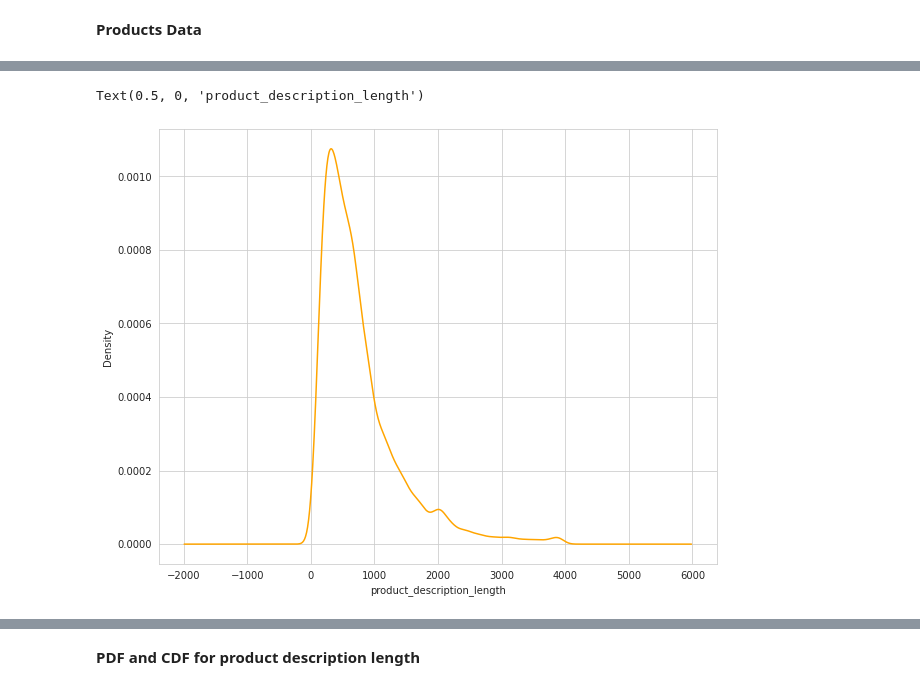
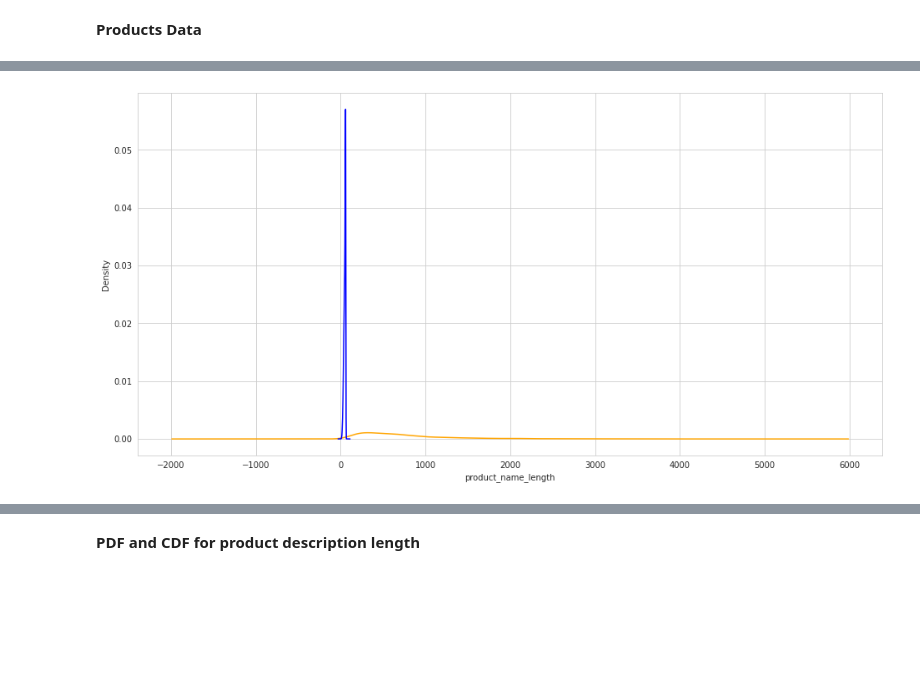
Before and after one commit to jakejhc/Team_Project, a Jupyter notebook: brazillian-customer-satification.ipynb, the cells around one changed output, grey strips where cells are left out. Cells and saved outputs as stored; diff of their text form; code cells hidden in the pictures; blank space fills up the shorter version.

```diff
--- a/brazillian-customer-satification.ipynb
+++ b/brazillian-customer-satification.ipynb
@@ -282,8 +282,13 @@ products_data.rename(columns = {'product_name_lenght':'product_name_length',
                        'product_description_lenght':'product_description_length'},inplace=True)
 # %%
 #Density plot of product_description_length and
-products_data.product_description_length.plot(kind='density',figsize=(10,8),color= 'orange')
+products_data.product_description_length.plot(kind='density',figsize=(16,8),color= 'orange')
 plt.xlabel('product_description_length')
+
+#Density plot of product_description_length
+d = products_data.product_name_length
+d.plot(kind='kde',figsize=(16,8),color= 'blue')
+plt.xlabel('product_name_length')
+plt.show()
 # %% [output]
-Text(0.5, 0, 'product_description_length')
-[figure, old version]
+[figure, new version]
```
Also changed, not shown: parts of 5 cells of this notebook.
